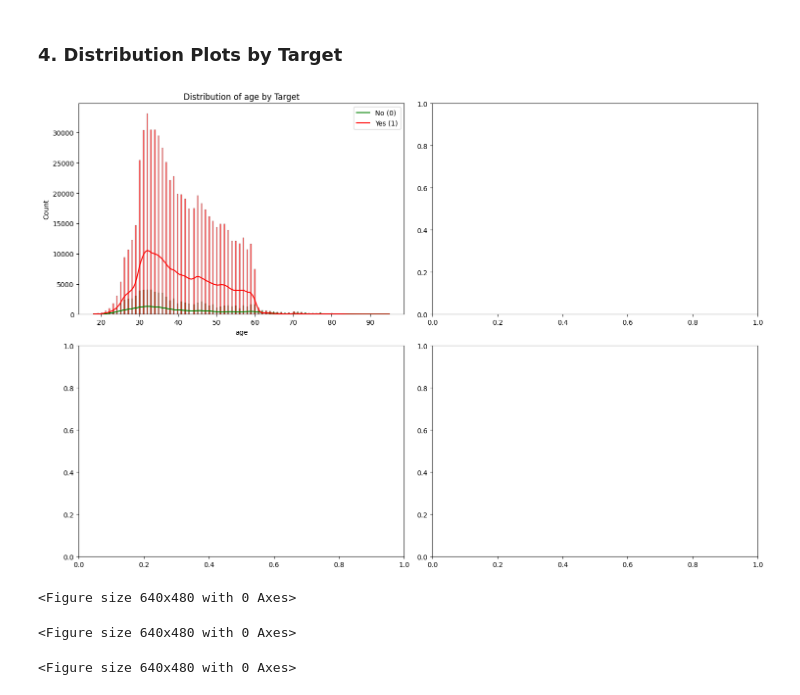
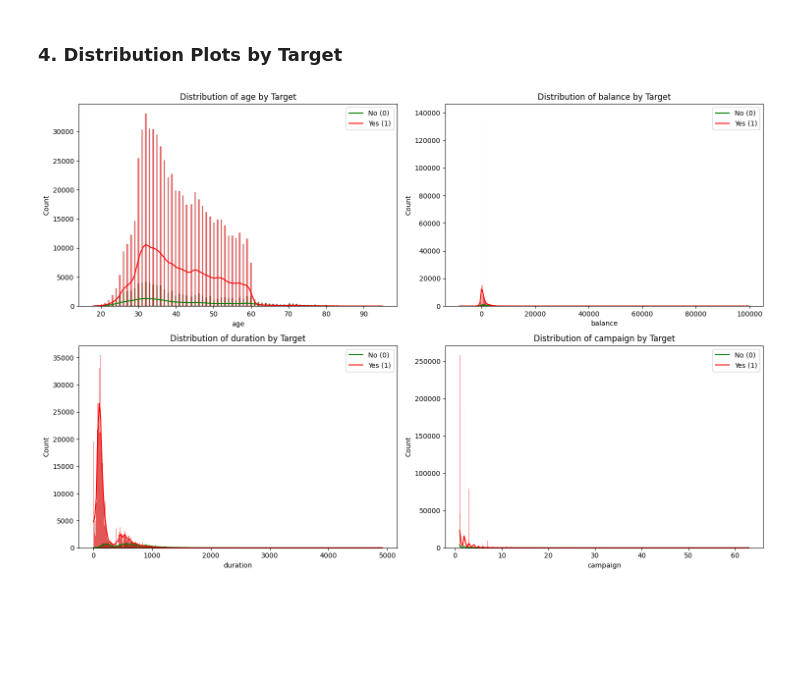
Before and after one commit to himu0023/Bank-Client-Subscription, a Jupyter notebook: code.ipynb, the cells around one changed output. Drawn from its saved outputs; the diff is of its cells as text; code cells hidden in the pictures; blank space fills up the shorter version.

```diff
--- a/code.ipynb
+++ b/code.ipynb
@@ -177,25 +185,20 @@ plt.show()
 # %% [markdown]
 ### 4. Distribution Plots by Target
 # %%
-# Distribution of numericals features by target
+# Distribution of numerical features by target
+numerical_features = ['age', 'balance', 'duration', 'campaign']
 
-numerical_features = ['age','balance', 'duration', 'campaign']
-
-fig, axes = plt.subplots(2,2,figsize=(15,10))
+fig, axes = plt.subplots(2, 2, figsize=(15, 10))
 axes = axes.flatten()
 
 for i, col in enumerate(numerical_features):
-  sns.histplot(data=df_train, x = col, hue='y', kde=True,
-               palette={0:'red',1:'green'},
-               alpha = 0.6,
-               ax = axes[i]
-               )
-  axes[i].set_title(f'Distribution of {col} by Target')
-  axes[i].legend(['No (0)', 'Yes (1)'])
-  plt.tight_layout()
-  plt.show()
+    sns.histplot(data=df_train, x=col, hue='y', kde=True,
+                 palette={0: 'red', 1: 'green'},
+                 alpha=0.6, ax=axes[i])
+    axes[i].set_title(f'Distribution of {col} by Target')
+    axes[i].legend(['No (0)', 'Yes (1)'])
+
+plt.tight_layout()
+plt.show()
 # %% [output]
-[figure, old version]
+[figure, new version]
-<Figure size 640x480 with 0 Axes>
-<Figure size 640x480 with 0 Axes>
-<Figure size 640x480 with 0 Axes>
```
Also changed, not shown: parts of 11 cells of this notebook.
